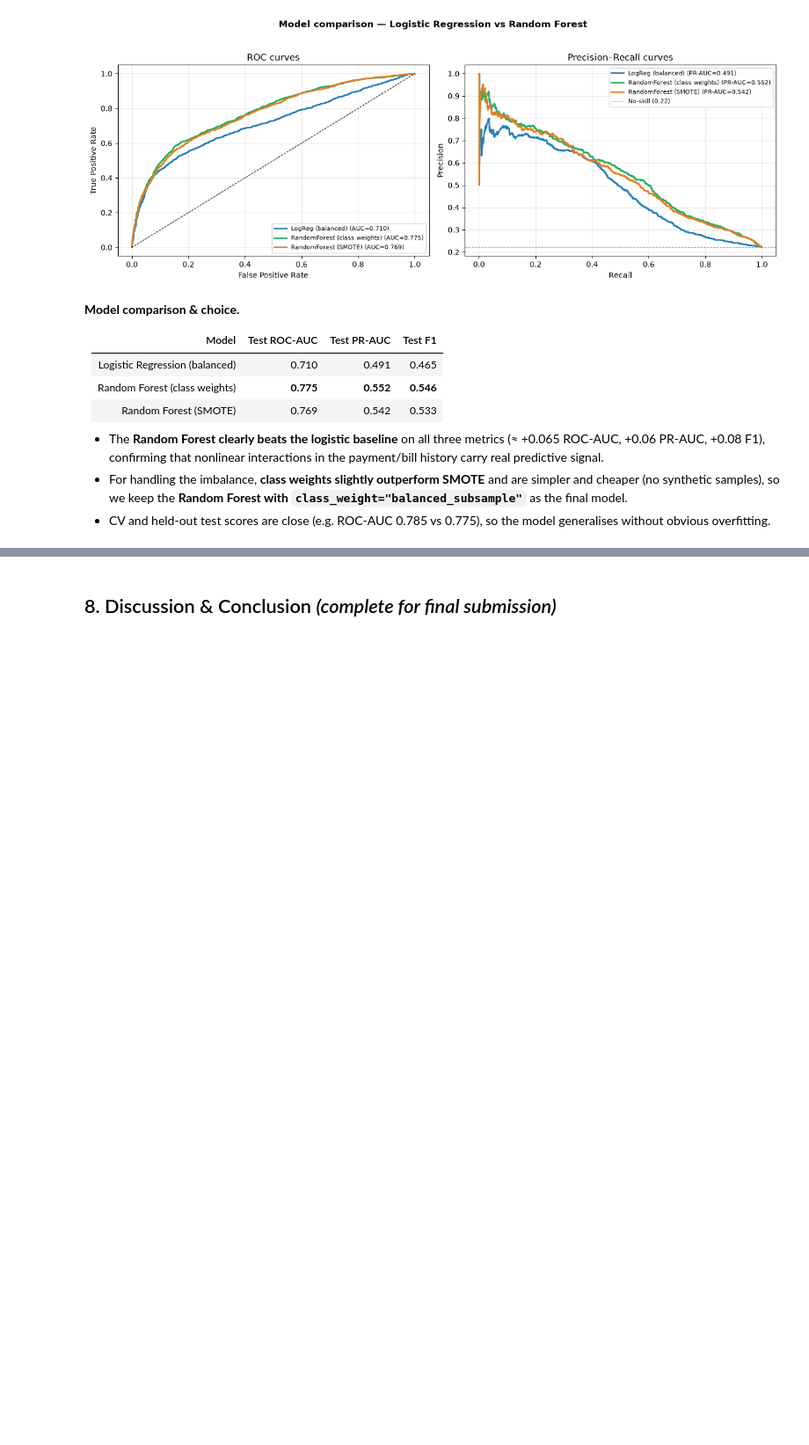
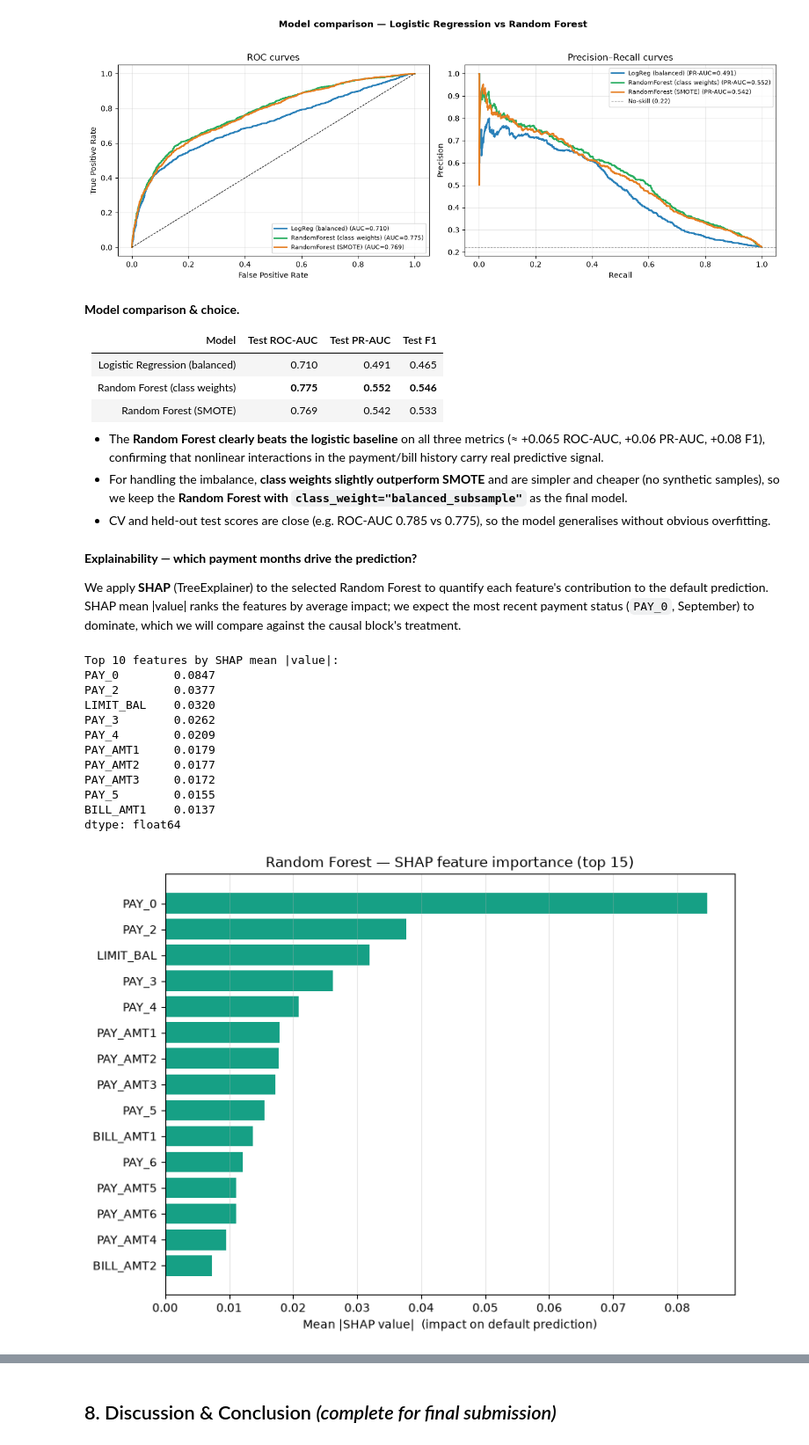
Before and after one commit to shantanu-777/dai-mission-group-v, a Jupyter notebook: notebook.ipynb, the cells around one changed output, grey strips where cells are left out. Shown at 88% size. Drawn from its saved outputs; the diff is of its cells as text; code cells hidden in the pictures; blank space fills up the shorter version.

Commit message:
SHAP explainability + cluster-feature synthesis

```diff
--- a/notebook.ipynb
+++ b/notebook.ipynb
@@ -343,7 +344,8 @@ print("numeric :", numeric_cols)
 def make_preprocessor():
     return ColumnTransformer([
         ("num", StandardScaler(), numeric_cols + ordinal_pay_cols),
-        ("cat", OneHotEncoder(drop="first", handle_unknown="ignore"), nominal_cols),
+        ("cat", OneHotEncoder(drop="first", handle_unknown="ignore",
+                              sparse_output=False), nominal_cols),
     ])
 # %% [output]
 nominal : ['SEX', 'EDUCATION', 'MARRIAGE']
@@ -554,3 +556,61 @@ plt.tight_layout(); plt.show()
   `class_weight="balanced_subsample"`** as the final model.
 - CV and held-out test scores are close (e.g. ROC-AUC 0.785 vs 0.775), so the model
   generalises without obvious overfitting.
+# %% [markdown]
+**Explainability — which payment months drive the prediction?**
+
+We apply **SHAP** (TreeExplainer) to the selected Random Forest to quantify each
+feature's contribution to the default prediction. SHAP mean |value| ranks the
+features by average impact; we expect the most recent payment status (`PAY_0`,
+September) to dominate, which we will compare against the causal block's treatment.
+# %%
+# SHAP feature importance on the selected Random Forest (class weights)
+import shap
+
+prep = rf_cw.named_steps["prep"]
+clf = rf_cw.named_steps["clf"]
+feat_names = [n.split("__", 1)[-1] for n in prep.get_feature_names_out()]
+
+# Transform a test sample through the fitted preprocessor (sample for speed)
+X_test_t = prep.transform(X_test)
+rng = np.random.RandomState(RANDOM_STATE)
+idx = rng.choice(X_test_t.shape[0], size=min(1000, X_test_t.shape[0]), replace=False)
+X_sample = X_test_t[idx]
+
+explainer = shap.TreeExplainer(clf)
+sv = explainer.shap_values(X_sample)
+# Normalise SHAP output to the positive ("default") class
+if isinstance(sv, list):
+    sv1 = sv[1]
+else:
+    sv1 = np.asarray(sv)
+    if sv1.ndim == 3:
+        sv1 = sv1[:, :, 1]
+
+mean_abs = np.abs(sv1).mean(axis=0)
+shap_imp = pd.Series(mean_abs, index=feat_names).sort_values(ascending=False)
+
+print("Top 10 features by SHAP mean |value|:")
+print(shap_imp.head(10).round(4))
+
+top = shap_imp.head(15)[::-1]
+fig, ax = plt.subplots(figsize=(8, 6))
+ax.barh(top.index, top.values, color="#16a085")
+ax.set_xlabel("Mean |SHAP value|  (impact on default prediction)")
+ax.set_title("Random Forest — SHAP feature importance (top 15)")
+ax.grid(axis="x", alpha=0.3)
+plt.tight_layout(); plt.show()
+# %% [output]
+Top 10 features by SHAP mean |value|:
+PAY_0        0.0847
+PAY_2        0.0377
+LIMIT_BAL    0.0320
+PAY_3        0.0262
+PAY_4        0.0209
+PAY_AMT1     0.0179
+PAY_AMT2     0.0177
+PAY_AMT3     0.0172
+PAY_5        0.0155
+BILL_AMT1    0.0137
+dtype: float64
+[figure, added]
```
Also changed, not shown: parts of 4 cells of this notebook, 1 other file.
